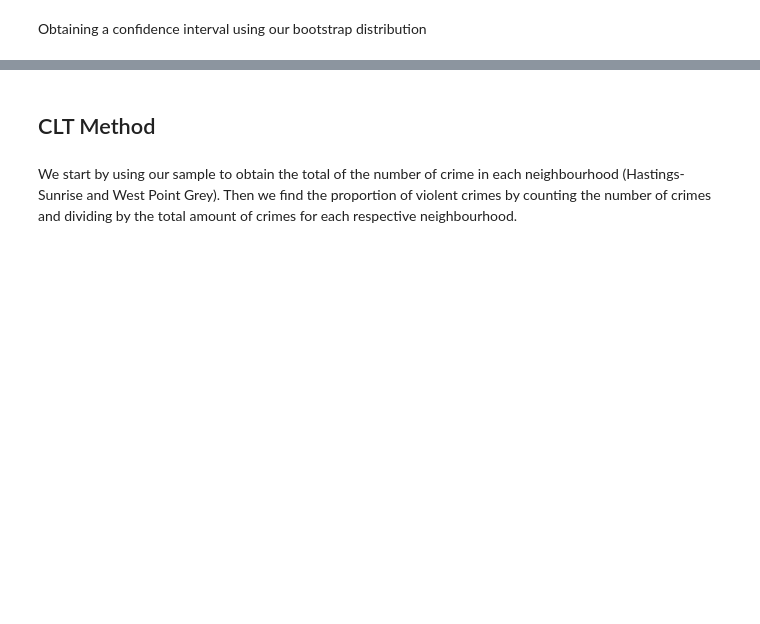
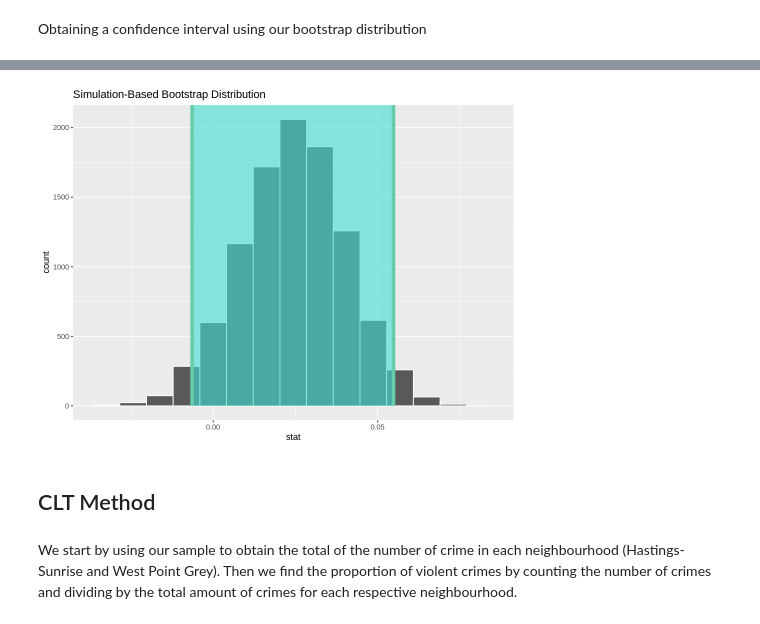
Before and after one commit to Carson-Lu/stat201project-Group27, a Jupyter notebook: proposal.ipynb, the cells around one changed output, grey strips where cells are left out. Cells and saved outputs as stored; diff of their text form; code cells hidden in the pictures; blank space fills up the shorter version.

Commit message:
Added few lines about bootstrapping

```diff
--- a/proposal.ipynb
+++ b/proposal.ipynb
@@ -337,0 +340,5 @@ $H_A: p_{hastings} - p_{wpg} \neq 0$
+# %%
+crimes_prop <- crimes_cleaned |> #removing the unnecessary columns
+select(TYPE,NEIGHBOURHOOD)
+
+head(crimes_prop)
@@ -347,0 +377,5 @@ bootstrap_distribution <- crimes_cleaned |>
+# %%
+obs_diff_prop <- crimes_prop %>%
+  specify(formula = TYPE ~ NEIGHBOURHOOD, success = "Violent Crime") |>
+   calculate(stat = "diff in props", order = c("Hastings-Sunrise", "West Point Grey"))
+obs_diff_prop
@@ -363,0 +389,5 @@ ERROR: Error in get_p_value(bootstrap_distribution, level = 0.95): unused argume
+# %%
+se_ci <- bootstrap_distribution %>%
+  get_confidence_interval(level = 0.95, type = "se",
+                          point_estimate = obs_diff_prop)
+se_ci
@@ -364,3 +399,10 @@ ERROR: Error in get_p_value(bootstrap_distribution, level = 0.95): unused argume
+# %%
+bootstrap_vis_se <- visualize(bootstrap_distribution) +
+  shade_confidence_interval(endpoints = se_ci)
+
+bootstrap_vis_se
+# %% [output]
+[figure, added]
 # %% [markdown]
 ## CLT Method
 # %% [markdown]
```
Also changed, not shown: parts of 9 cells of this notebook.
